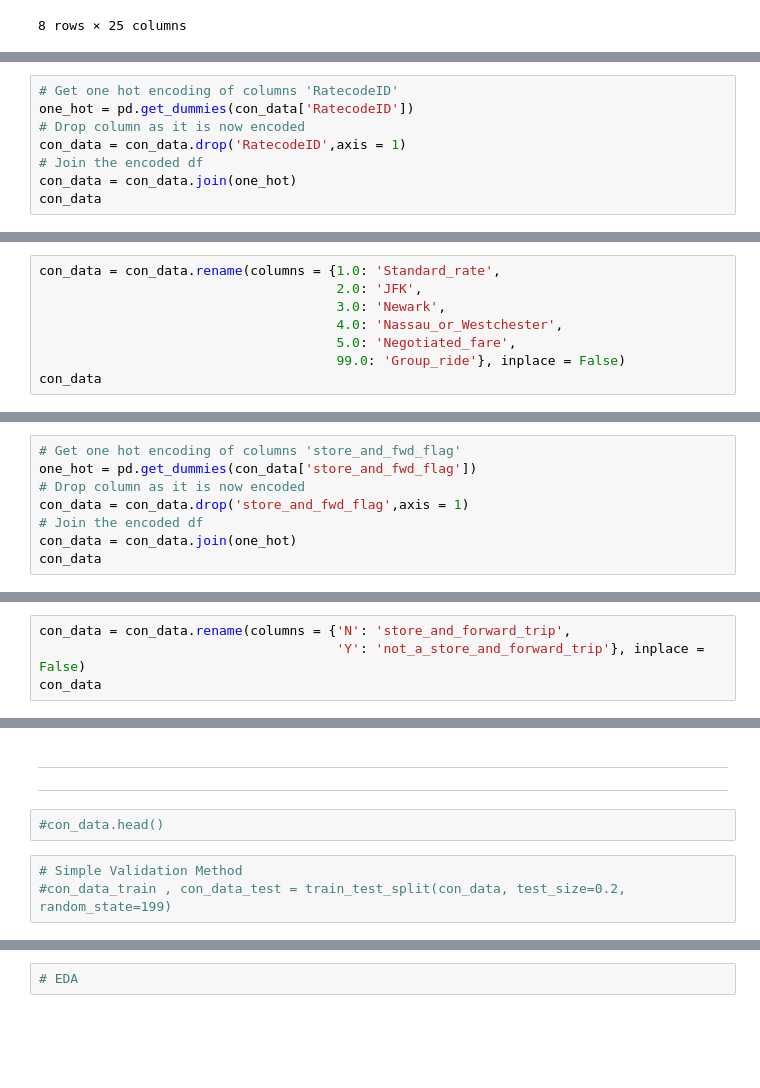
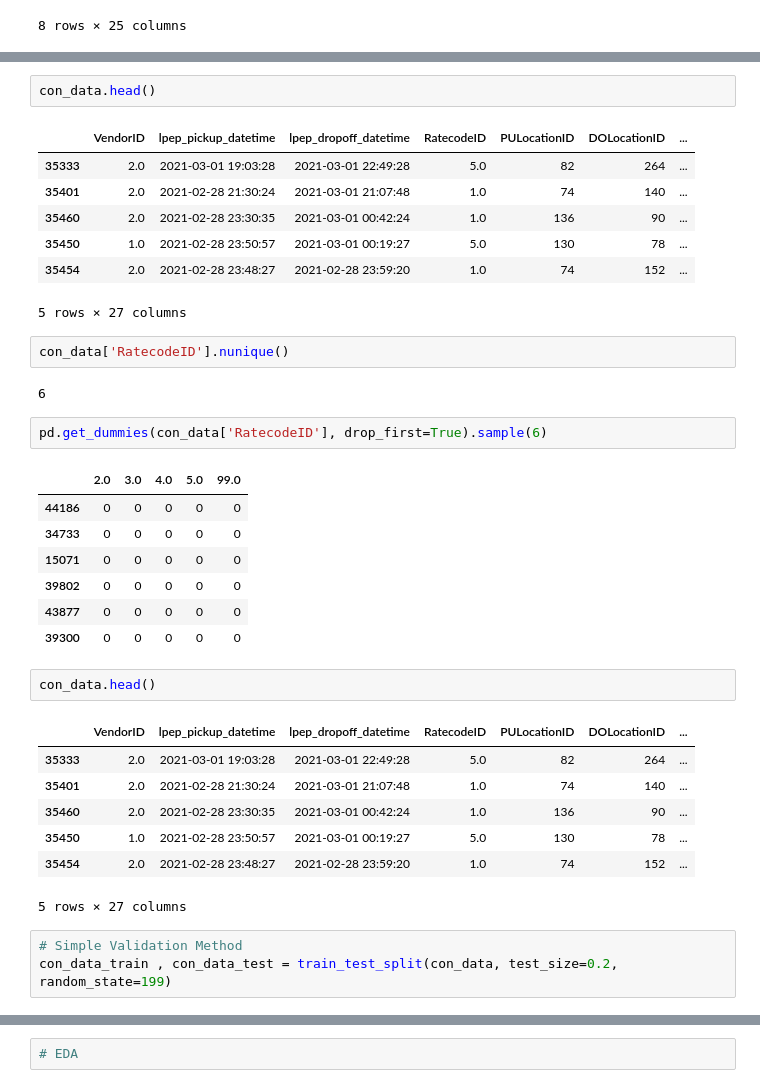
Before and after one commit to REHAB199/Linear-Regression-For-TLC-Trip-Record-Data, a Jupyter notebook: Code/Regression project.ipynb, the cells around one changed output, grey strips where cells are left out. Saved outputs shown, nothing was run; the diff lists cells and outputs as text; blank space fills up the shorter version.

```diff
--- a/Code/Regression project.ipynb
+++ b/Code/Regression project.ipynb
@@ -264,8 +212,0 @@ con_data['RatecodeID'].nunique()
-# %%
-# Get one hot encoding of columns 'RatecodeID'
-one_hot = pd.get_dummies(con_data['RatecodeID'])
-# Drop column as it is now encoded
-con_data = con_data.drop('RatecodeID',axis = 1)
-# Join the encoded df
-con_data = con_data.join(one_hot)
-con_data
@@ -286,8 +212,0 @@ con_data
-# %%
-con_data = con_data.rename(columns = {1.0: 'Standard_rate',
-                                      2.0: 'JFK',
-                                      3.0: 'Newark',
-                                      4.0: 'Nassau_or_Westchester',
-                                      5.0: 'Negotiated_fare',
-                                      99.0: 'Group_ride'}, inplace = False)
-con_data
@@ -315,8 +212,0 @@ con_data['store_and_fwd_flag'].nunique()
-# %%
-# Get one hot encoding of columns 'store_and_fwd_flag'
-one_hot = pd.get_dummies(con_data['store_and_fwd_flag'])
-# Drop column as it is now encoded
-con_data = con_data.drop('store_and_fwd_flag',axis = 1)
-# Join the encoded df
-con_data = con_data.join(one_hot)
-con_data
@@ -337,4 +212,0 @@ con_data
-# %%
-con_data = con_data.rename(columns = {'N': 'store_and_forward_trip',
-                                      'Y': 'not_a_store_and_forward_trip'}, inplace = False)
-con_data
@@ -397,9 +213,38 @@ pd.get_dummies(con_data['trip_type']).sample(10)
-# %% [markdown]
----
----
-# %%
-#con_data.head()
-# %%
-# Simple Validation Method
-#con_data_train , con_data_test = train_test_split(con_data, test_size=0.2, random_state=199)
+# %%
+con_data.head()
+# %% [output]
+|  | VendorID | lpep_pickup_datetime | lpep_dropoff_datetime | RatecodeID | PULocationID | DOLocationID | ... |
+| 35333 | 2.0 | 2021-03-01 19:03:28 | 2021-03-01 22:49:28 | 5.0 | 82 | 264 | ... |
+| 35401 | 2.0 | 2021-02-28 21:30:24 | 2021-03-01 21:07:48 | 1.0 | 74 | 140 | ... |
+| 35460 | 2.0 | 2021-02-28 23:30:35 | 2021-03-01 00:42:24 | 1.0 | 136 | 90 | ... |
+| 35450 | 1.0 | 2021-02-28 23:50:57 | 2021-03-01 00:19:27 | 5.0 | 130 | 78 | ... |
+| 35454 | 2.0 | 2021-02-28 23:48:27 | 2021-02-28 23:59:20 | 1.0 | 74 | 152 | ... |
+5 rows × 27 columns
+# %%
+con_data['RatecodeID'].nunique()
+# %% [output]
+6
+# %%
+pd.get_dummies(con_data['RatecodeID'], drop_first=True).sample(6)
+# %% [output]
+|  | 2.0 | 3.0 | 4.0 | 5.0 | 99.0 |
+| 44186 | 0 | 0 | 0 | 0 | 0 |
+| 34733 | 0 | 0 | 0 | 0 | 0 |
+| 15071 | 0 | 0 | 0 | 0 | 0 |
+| 39802 | 0 | 0 | 0 | 0 | 0 |
+| 43877 | 0 | 0 | 0 | 0 | 0 |
+| 39300 | 0 | 0 | 0 | 0 | 0 |
+# %%
+con_data.head()
+# %% [output]
+|  | VendorID | lpep_pickup_datetime | lpep_dropoff_datetime | RatecodeID | PULocationID | DOLocationID | ... |
+| 35333 | 2.0 | 2021-03-01 19:03:28 | 2021-03-01 22:49:28 | 5.0 | 82 | 264 | ... |
+| 35401 | 2.0 | 2021-02-28 21:30:24 | 2021-03-01 21:07:48 | 1.0 | 74 | 140 | ... |
+| 35460 | 2.0 | 2021-02-28 23:30:35 | 2021-03-01 00:42:24 | 1.0 | 136 | 90 | ... |
+| 35450 | 1.0 | 2021-02-28 23:50:57 | 2021-03-01 00:19:27 | 5.0 | 130 | 78 | ... |
+| 35454 | 2.0 | 2021-02-28 23:48:27 | 2021-02-28 23:59:20 | 1.0 | 74 | 152 | ... |
+5 rows × 27 columns
+# %%
+# Simple Validation Method
+con_data_train , con_data_test = train_test_split(con_data, test_size=0.2, random_state=199)
 # %%
```
Also changed, not shown: parts of 30 cells of this notebook.
